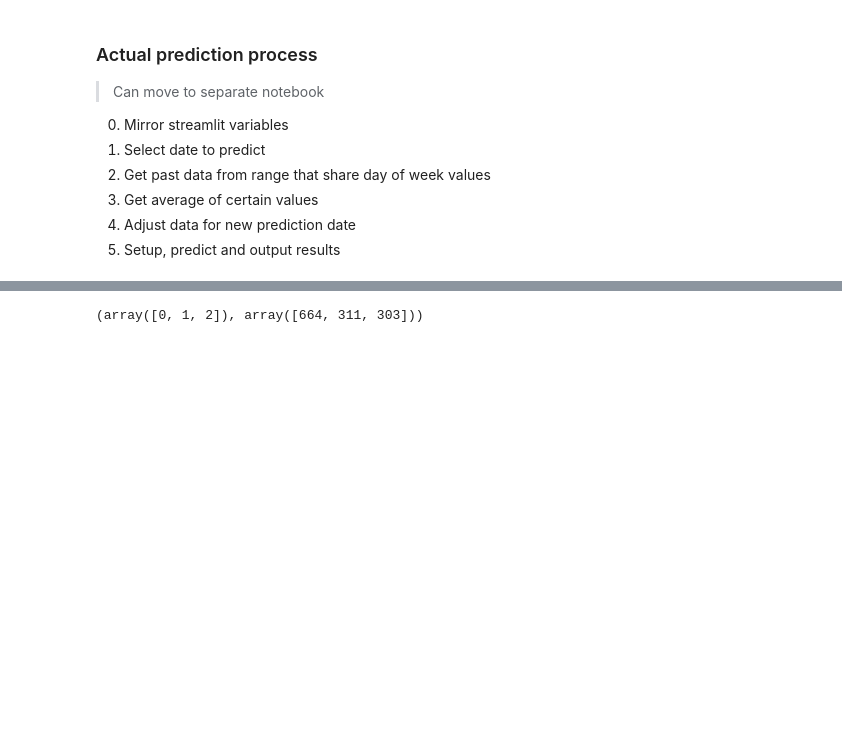
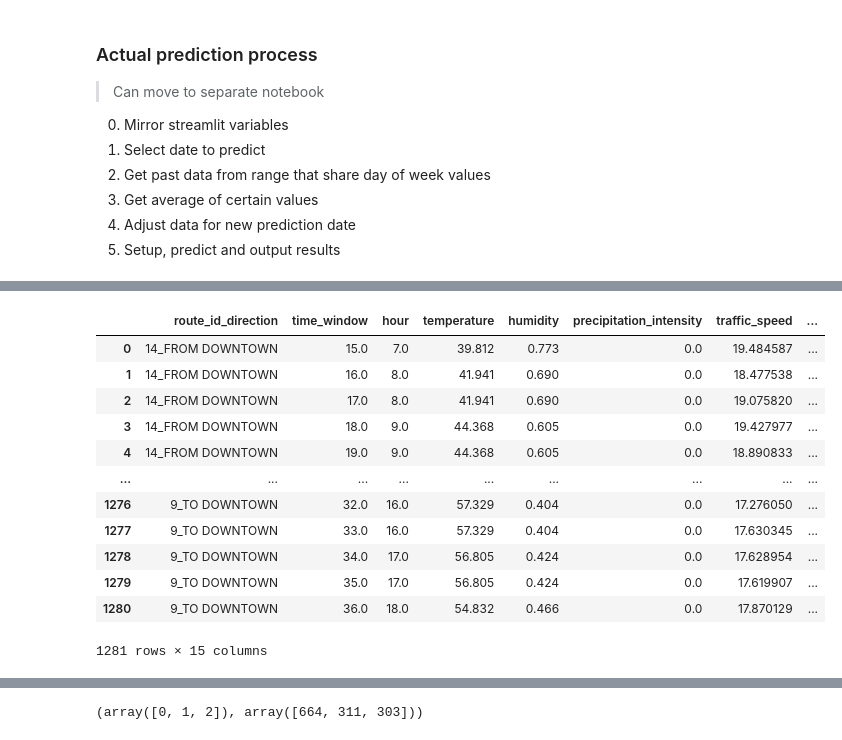
Before and after one commit to jptalusan/wego_occupancy_clean, a Jupyter notebook: notebooks/any_day.ipynb, the cells around one changed output, grey strips where cells are left out. Cells and saved outputs as stored; diff of their text form; code cells hidden in the pictures; blank space fills up the shorter version.

```diff
--- a/notebooks/any_day.ipynb
+++ b/notebooks/any_day.ipynb
@@ -387,5 +343,6 @@ importlib.reload(prediction)
 # %%
 past_df = prediction.get_past_data(spark, date_to_predict)
 input_df = prediction.setup_input_data(date_to_predict, past_df)
+display(input_df)
 input_df = prediction.prepare_any_day_for_prediction(input_df, columns, ix_map, ohe_encoder)
 # %% [output]
@@ -393,3 +350,16 @@ input_df = prediction.prepare_any_day_for_prediction(input_df, columns, ix_map,
+|  | route_id_direction | time_window | hour | temperature | humidity | precipitation_intensity | traffic_speed | ... |
+| 0 | 14_FROM DOWNTOWN | 15.0 | 7.0 | 39.812 | 0.773 | 0.0 | 19.484587 | ... |
+| 1 | 14_FROM DOWNTOWN | 16.0 | 8.0 | 41.941 | 0.690 | 0.0 | 18.477538 | ... |
+| 2 | 14_FROM DOWNTOWN | 17.0 | 8.0 | 41.941 | 0.690 | 0.0 | 19.075820 | ... |
+| 3 | 14_FROM DOWNTOWN | 18.0 | 9.0 | 44.368 | 0.605 | 0.0 | 19.427977 | ... |
+| 4 | 14_FROM DOWNTOWN | 19.0 | 9.0 | 44.368 | 0.605 | 0.0 | 18.890833 | ... |
+| ... | ... | ... | ... | ... | ... | ... | ... | ... |
+| 1276 | 9_TO DOWNTOWN | 32.0 | 16.0 | 57.329 | 0.404 | 0.0 | 17.276050 | ... |
+| 1277 | 9_TO DOWNTOWN | 33.0 | 16.0 | 57.329 | 0.404 | 0.0 | 17.630345 | ... |
+| 1278 | 9_TO DOWNTOWN | 34.0 | 17.0 | 56.805 | 0.424 | 0.0 | 17.628954 | ... |
+| 1279 | 9_TO DOWNTOWN | 35.0 | 17.0 | 56.805 | 0.424 | 0.0 | 17.619907 | ... |
+| 1280 | 9_TO DOWNTOWN | 36.0 | 18.0 | 54.832 | 0.466 | 0.0 | 17.870129 | ... |
+1281 rows × 15 columns
 # %%
 input_df = input_df.reset_index(drop=True)
 input_df = input_df[columns]
```
Also changed, not shown: parts of 19 cells of this notebook, 6 other files.
